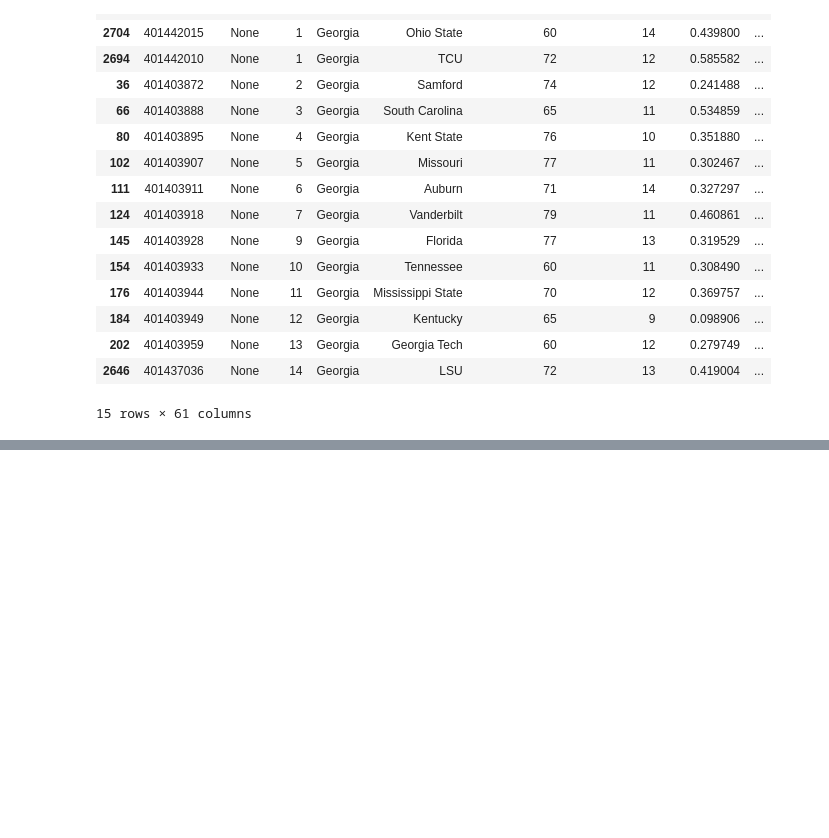
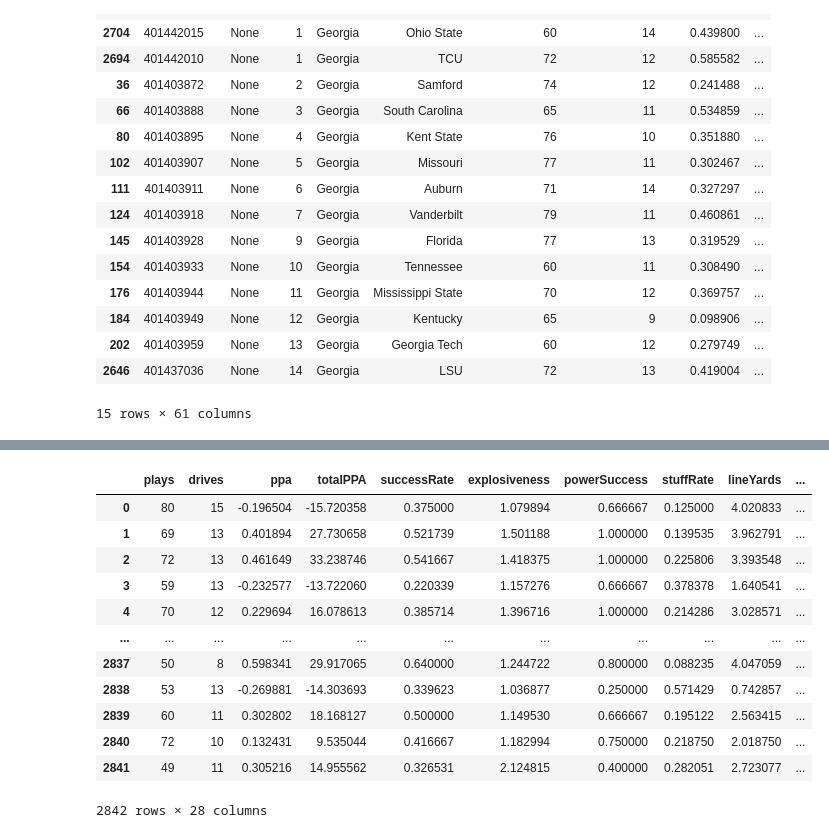
Before and after one commit to taylorlast/cfb-predictions, a Jupyter notebook: src/test_book.ipynb, the cells around one changed output, grey strips where cells are left out. Drawn from its saved outputs; the diff is of its cells as text; code cells hidden in the pictures; blank space fills up the shorter version.

```diff
--- a/src/test_book.ipynb
+++ b/src/test_book.ipynb
@@ -117,3 +133,6 @@ stats[stats["team"]=="Georgia"].sort_values(by="week")
 | 202 | 401403959 | None | 13 | Georgia | Georgia Tech | 60 | 12 | 0.279749 | ... |
 | 2646 | 401437036 | None | 14 | Georgia | LSU | 72 | 13 | 0.419004 | ... |
 15 rows × 61 columns
+# %%
+api_instance = cfbd.StatsApi(cfbd.ApiClient(api_configuration))
+stats = api_instance.get_advanced_team_game_stats(year=2022)
@@ -119,0 +178,16 @@ stats[stats["team"]=="Georgia"].sort_values(by="week")
+# %%
+pd.json_normalize(pd.DataFrame().from_records([s.to_dict() for s in stats])["offense"])
+# %% [output]
+|  | plays | drives | ppa | totalPPA | successRate | explosiveness | powerSuccess | stuffRate | lineYards | ... |
+| 0 | 80 | 15 | -0.196504 | -15.720358 | 0.375000 | 1.079894 | 0.666667 | 0.125000 | 4.020833 | ... |
+| 1 | 69 | 13 | 0.401894 | 27.730658 | 0.521739 | 1.501188 | 1.000000 | 0.139535 | 3.962791 | ... |
+| 2 | 72 | 13 | 0.461649 | 33.238746 | 0.541667 | 1.418375 | 1.000000 | 0.225806 | 3.393548 | ... |
+| 3 | 59 | 13 | -0.232577 | -13.722060 | 0.220339 | 1.157276 | 0.666667 | 0.378378 | 1.640541 | ... |
+| 4 | 70 | 12 | 0.229694 | 16.078613 | 0.385714 | 1.396716 | 1.000000 | 0.214286 | 3.028571 | ... |
+| ... | ... | ... | ... | ... | ... | ... | ... | ... | ... | ... |
+| 2837 | 50 | 8 | 0.598341 | 29.917065 | 0.640000 | 1.244722 | 0.800000 | 0.088235 | 4.047059 | ... |
+| 2838 | 53 | 13 | -0.269881 | -14.303693 | 0.339623 | 1.036877 | 0.250000 | 0.571429 | 0.742857 | ... |
+| 2839 | 60 | 11 | 0.302802 | 18.168127 | 0.500000 | 1.149530 | 0.666667 | 0.195122 | 2.563415 | ... |
+| 2840 | 72 | 10 | 0.132431 | 9.535044 | 0.416667 | 1.182994 | 0.750000 | 0.218750 | 2.018750 | ... |
+| 2841 | 49 | 11 | 0.305216 | 14.955562 | 0.326531 | 2.124815 | 0.400000 | 0.282051 | 2.723077 | ... |
+2842 rows × 28 columns
```
Also changed, not shown: parts of 6 cells of this notebook, 1 other file.
